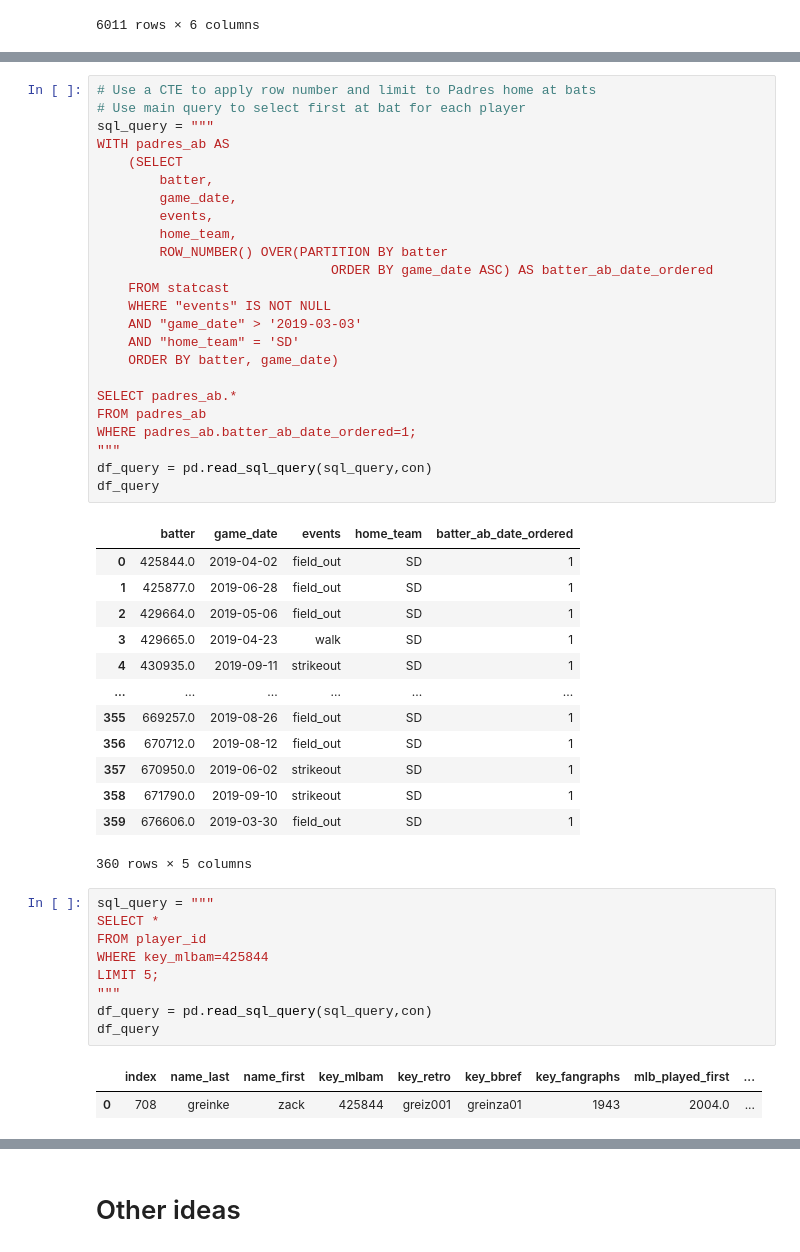
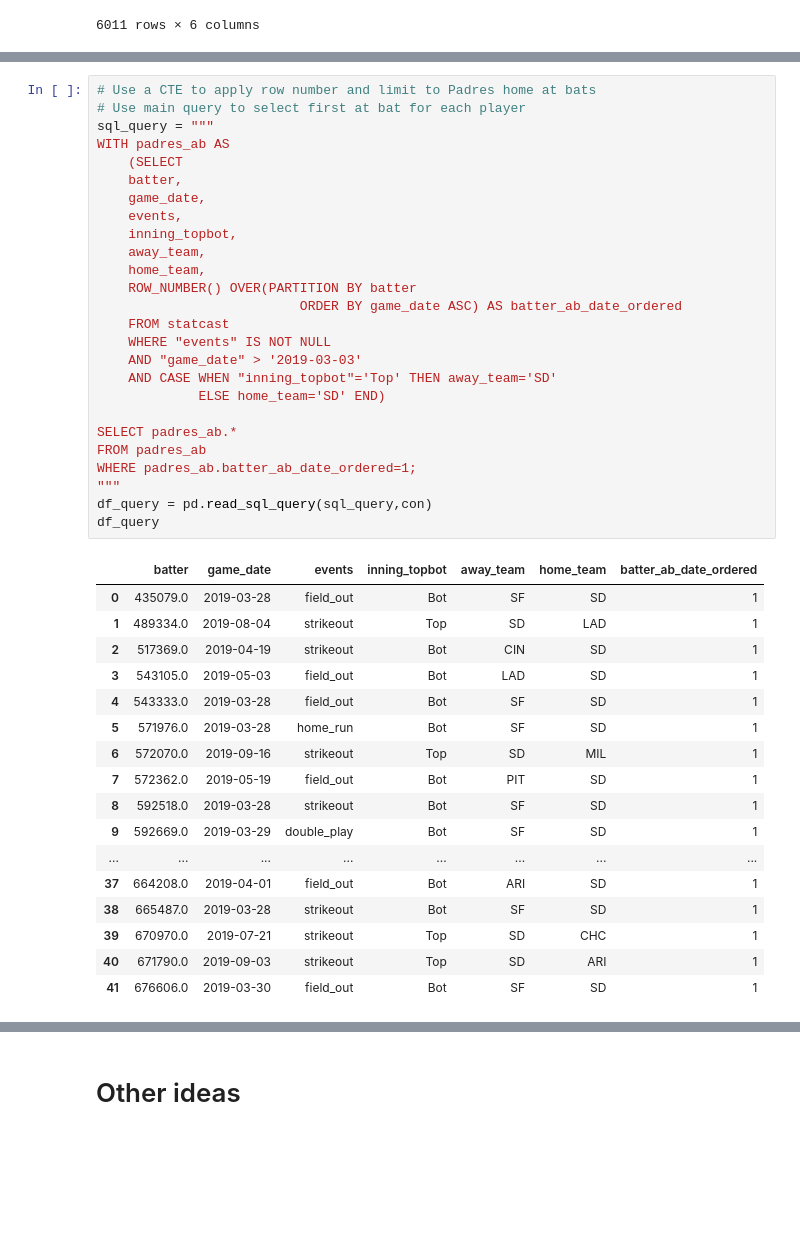
Before and after one commit to benslack19/baseball_player_selector, a Jupyter notebook: SQLqueries_postgreSQL.ipynb, the cells around one changed output, grey strips where cells are left out. Drawn from its saved outputs; the diff is of its cells as text; blank space fills up the shorter version.

Commit message:
updated with test query

```diff
--- a/SQLqueries_postgreSQL.ipynb
+++ b/SQLqueries_postgreSQL.ipynb
@@ -4434,50 +4554,44 @@ df_query
 # %%
 # Use a CTE to apply row number and limit to Padres home at bats
 # Use main query to select first at bat for each player
 sql_query = """
 WITH padres_ab AS
     (SELECT
-        batter,
-        game_date,
-        events,
-        home_team,
-        ROW_NUMBER() OVER(PARTITION BY batter
-                              ORDER BY game_date ASC) AS batter_ab_date_ordered
+    batter,
+    game_date,
+    events,
+    inning_topbot,
+    away_team,
+    home_team,
+    ROW_NUMBER() OVER(PARTITION BY batter
+                          ORDER BY game_date ASC) AS batter_ab_date_ordered
     FROM statcast
     WHERE "events" IS NOT NULL
     AND "game_date" > '2019-03-03'
-    AND "home_team" = 'SD'
-    ORDER BY batter, game_date)
+    AND CASE WHEN "inning_topbot"='Top' THEN away_team='SD'
+             ELSE home_team='SD' END)
 
 SELECT padres_ab.*
 FROM padres_ab
 WHERE padres_ab.batter_ab_date_ordered=1;
 """
 df_query = pd.read_sql_query(sql_query,con)
 df_query
 # %% [output]
-|  | batter | game_date | events | home_team | batter_ab_date_ordered |
-| 0 | 425844.0 | 2019-04-02 | field_out | SD | 1 |
-| 1 | 425877.0 | 2019-06-28 | field_out | SD | 1 |
-| 2 | 429664.0 | 2019-05-06 | field_out | SD | 1 |
-| 3 | 429665.0 | 2019-04-23 | walk | SD | 1 |
-| 4 | 430935.0 | 2019-09-11 | strikeout | SD | 1 |
-| ... | ... | ... | ... | ... | ... |
-| 355 | 669257.0 | 2019-08-26 | field_out | SD | 1 |
-| 356 | 670712.0 | 2019-08-12 | field_out | SD | 1 |
-| 357 | 670950.0 | 2019-06-02 | strikeout | SD | 1 |
-| 358 | 671790.0 | 2019-09-10 | strikeout | SD | 1 |
-| 359 | 676606.0 | 2019-03-30 | field_out | SD | 1 |
+|  | batter | game_date | events | inning_topbot | away_team | home_team | batter_ab_date_ordered |
+| 0 | 435079.0 | 2019-03-28 | field_out | Bot | SF | SD | 1 |
+| 1 | 489334.0 | 2019-08-04 | strikeout | Top | SD | LAD | 1 |
+| 2 | 517369.0 | 2019-04-19 | strikeout | Bot | CIN | SD | 1 |
+| 3 | 543105.0 | 2019-05-03 | field_out | Bot | LAD | SD | 1 |
+| 4 | 543333.0 | 2019-03-28 | field_out | Bot | SF | SD | 1 |
+| 5 | 571976.0 | 2019-03-28 | home_run | Bot | SF | SD | 1 |
+| 6 | 572070.0 | 2019-09-16 | strikeout | Top | SD | MIL | 1 |
+| 7 | 572362.0 | 2019-05-19 | field_out | Bot | PIT | SD | 1 |
+| 8 | 592518.0 | 2019-03-28 | strikeout | Bot | SF | SD | 1 |
+| 9 | 592669.0 | 2019-03-29 | double_play | Bot | SF | SD | 1 |
+| ... | ... | ... | ... | ... | ... | ... | ... |
+| 37 | 664208.0 | 2019-04-01 | field_out | Bot | ARI | SD | 1 |
+| 38 | 665487.0 | 2019-03-28 | strikeout | Bot | SF | SD | 1 |
+| 39 | 670970.0 | 2019-07-21 | strikeout | Top | SD | CHC | 1 |
+| 40 | 671790.0 | 2019-09-03 | strikeout | Top | SD | ARI | 1 |
+| 41 | 676606.0 | 2019-03-30 | field_out | Bot | SF | SD | 1 |
-360 rows × 5 columns
-# %%
-sql_query = """
-SELECT *
-FROM player_id
-WHERE key_mlbam=425844
-LIMIT 5;
-"""
-df_query = pd.read_sql_query(sql_query,con)
-df_query
-# %% [output]
-|  | index | name_last | name_first | key_mlbam | key_retro | key_bbref | key_fangraphs | mlb_played_first | ... |
-| 0 | 708 | greinke | zack | 425844 | greiz001 | greinza01 | 1943 | 2004.0 | ... |
```
Also changed, not shown: parts of 50 cells of this notebook.
